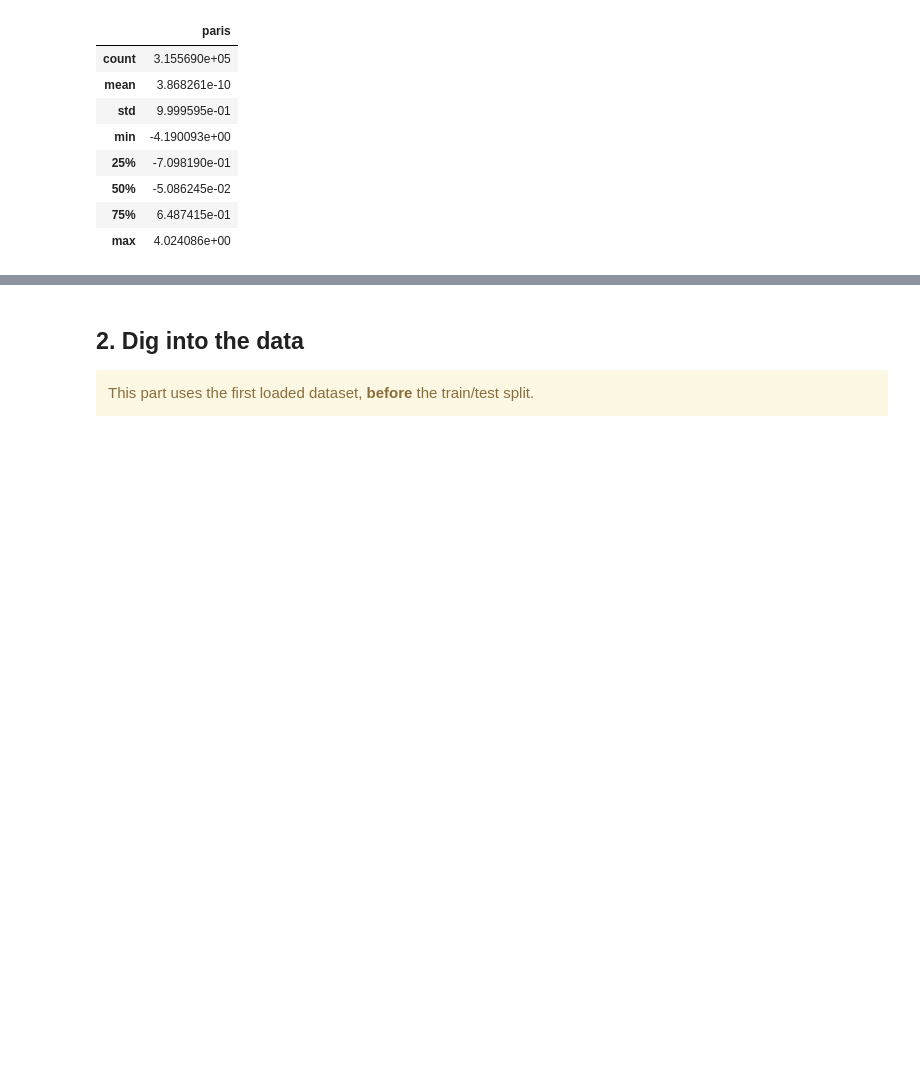
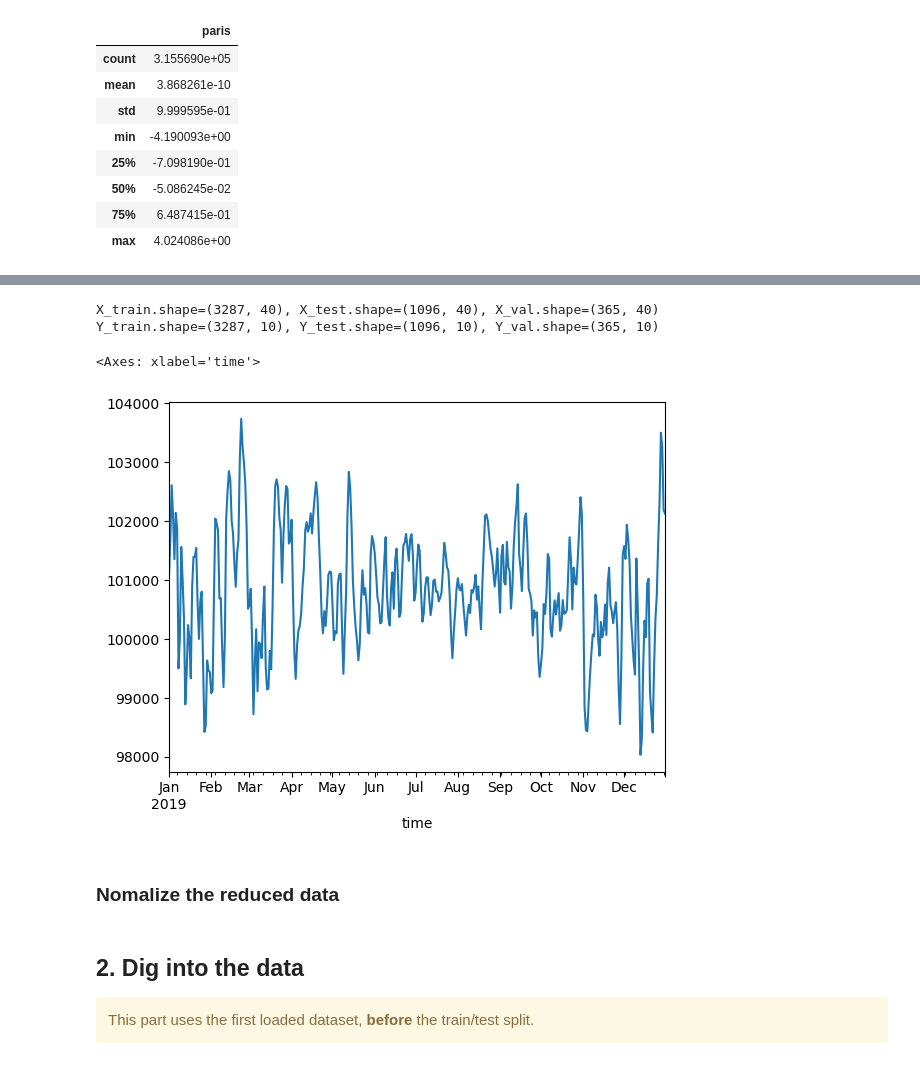
Before and after one commit to waddason/ML_ClimateEnergy_project2024, a Jupyter notebook: dataLoading.ipynb, the cells around one changed output, grey strips where cells are left out. Saved outputs shown, nothing was run; the diff lists cells and outputs as text; code cells hidden in the pictures; blank space fills up the shorter version.

```diff
--- a/dataLoading.ipynb
+++ b/dataLoading.ipynb
@@ -472,0 +533,45 @@ def load_normalize_data():
+# %%
+# Read the data
+X_red = pd.read_csv("data/red_data/X_red.csv", index_col=0, parse_dates=True)
+Y_red = pd.read_csv("data/red_data/Y_red.csv", index_col=0, parse_dates=True)
+# %%
+def split_train_test_val(df, end_train_date: str, end_test_date: str):
+    """Split the DataFrame into train, test and validation sets.
+    df: DataFrame to split.
+    end_train_date: (str) last date of the train set in format 'YYYY-MM-DD' excluded.
+    end_test_date: (str) last date of the test set in format 'YYYY-MM-DD' excluded.
+    returns: df_train, df_test, df_val.
+    """
+    end_test_date = pd.to_datetime(end_test_date)
+    end_train_date = pd.to_datetime(end_train_date)
+    assert (
+        end_train_date < end_test_date
+    ), "The test date should be after the train date"
+    assert (
+        end_test_date < df.index.max()
+    ), "The test date should be before the last date"
+    df_train = df.loc[df.index < end_train_date]
+    df_test = df.loc[(df.index >= end_train_date) & (df.index < end_test_date)]
+    df_val = df.loc[df.index >= end_test_date]
+    return df_train, df_test, df_val
+
+
+# Split the data into train, test and validation sets
+end_train_date = "2016-01-01"
+end_test_date = "2019-01-01"
+X_train, X_test, X_val = split_train_test_val(X_red, end_train_date, end_test_date)
+Y_train, Y_test, Y_val = split_train_test_val(Y_red, end_train_date, end_test_date)
+# control the sizes
+print(f"{X_train.shape=}, {X_test.shape=}, {X_val.shape=}")
+print(f"{Y_train.shape=}, {Y_test.shape=}, {Y_val.shape=}")
+# %% [output]
+X_train.shape=(3287, 40), X_test.shape=(1096, 40), X_val.shape=(365, 40)
+Y_train.shape=(3287, 10), Y_test.shape=(1096, 10), Y_val.shape=(365, 10)
+# %%
+# control
+X_val["berlin_sp"].plot()
+# %% [output]
+<Axes: xlabel='time'>
+[figure, added]
+# %% [markdown]
+### Nomalize the reduced data
```
Also changed, not shown: parts of 6 cells of this notebook, 10 other files.
